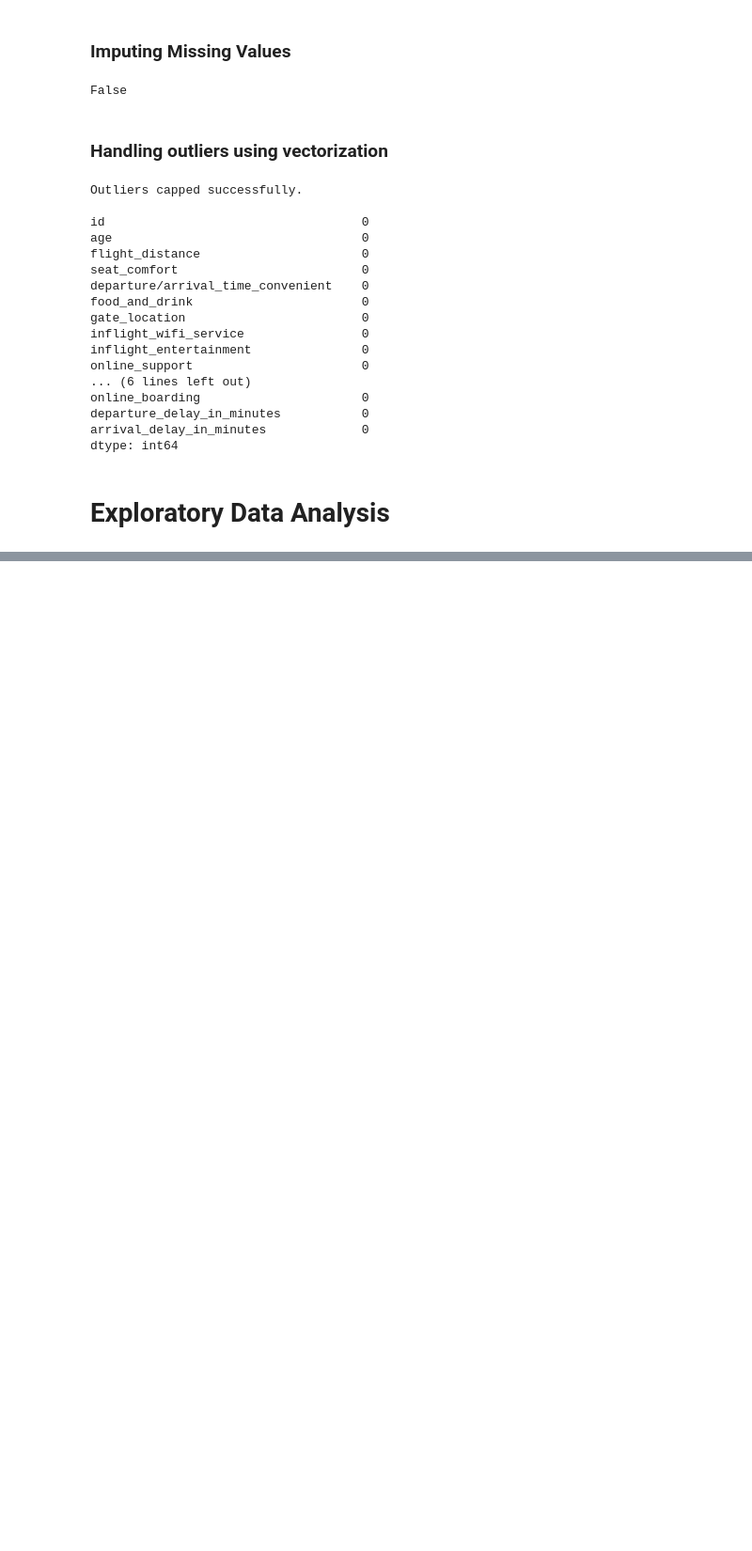
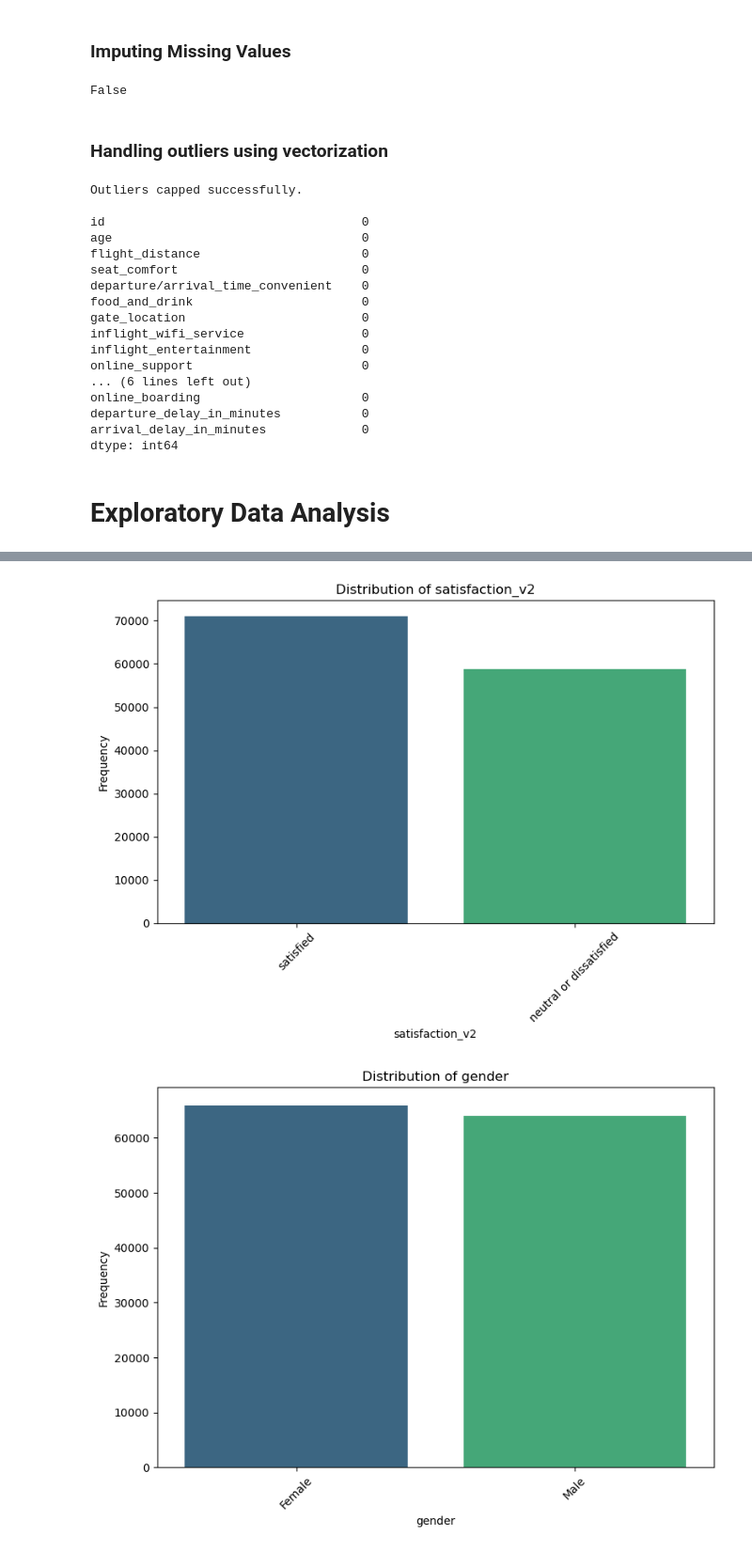
Before and after one commit to i-gyan/my_projects, a Jupyter notebook: passenger_satisfaction.ipynb, the cells around one changed output, grey strips where cells are left out. Shown at 94% size. Saved outputs shown, nothing was run; the diff lists cells and outputs as text; code cells hidden in the pictures; blank space fills up the shorter version.

```diff
--- a/passenger_satisfaction.ipynb
+++ b/passenger_satisfaction.ipynb
@@ -201,0 +237,6 @@ dtype: int64
+# %%
+# plotting of distribution in categorical columns
+mf.plot_categorical_cols(user_df)
+# %% [output]
+[figure, added]
+[figure, added]
```
Also changed, not shown: parts of 5 cells of this notebook, 1 other file.
